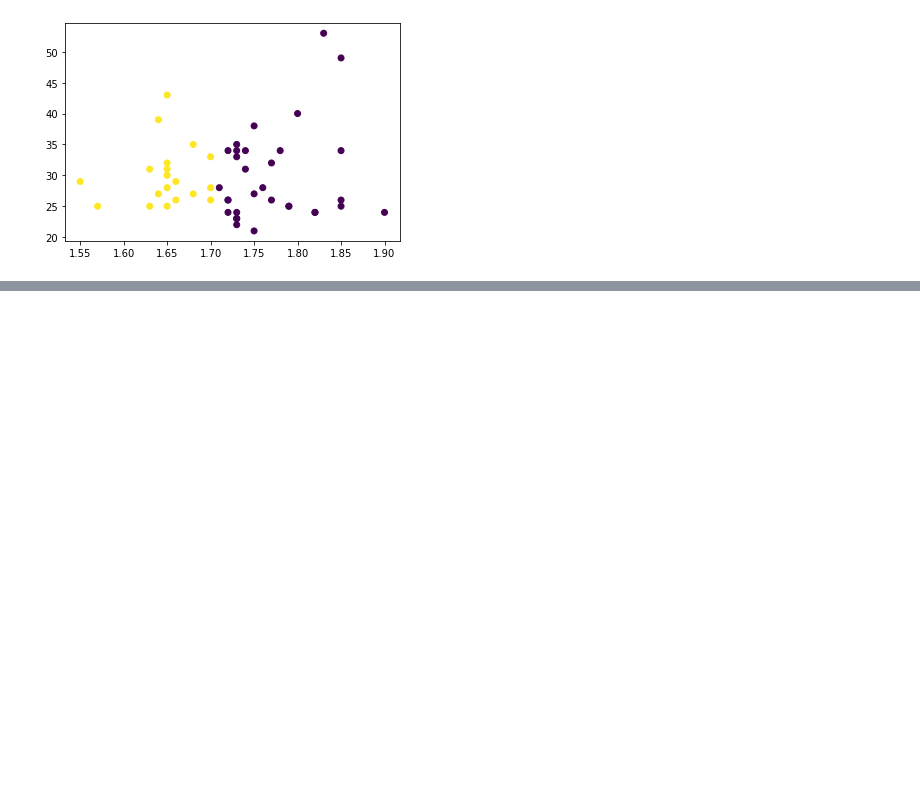
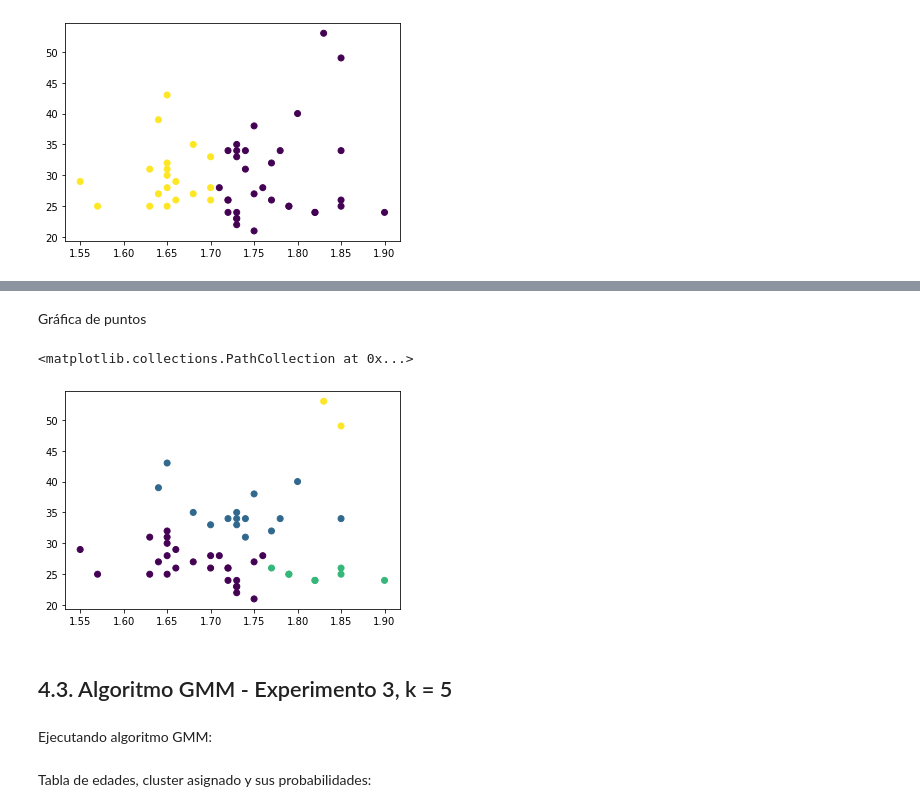
Before and after one commit to josedalvik/datascience_stlearning2_practica1, a Jupyter notebook: K-means y GMM.ipynb, the cells around one changed output, grey strips where cells are left out. Drawn from its saved outputs; the diff is of its cells as text; code cells hidden in the pictures; blank space fills up the shorter version.

```diff
--- a/K-means y GMM.ipynb
+++ b/K-means y GMM.ipynb
@@ -314,0 +356,4 @@ plt.scatter(normales_kmeans5.altura, normales_kmeans5.edad, alpha=1, c=normales_
+# %%
+model2 = mixture.GaussianMixture(n_components=4).fit(normales_n)
+labels = model2.predict(normales_n)
+probs = model2.predict_proba(normales_n)
@@ -314,0 +362,8 @@ plt.scatter(normales_kmeans5.altura, normales_kmeans5.edad, alpha=1, c=normales_
+# %%
+normales_gmm2 = normales.copy()
+normales_gmm2["cluster"] = labels
+normales_gmm2["p(c0)"] = probs[:,0].round(2)
+normales_gmm2["p(c1)"] = probs[:,1].round(2)
+normales_gmm2["p(c2)"] = probs[:,2].round(2)
+normales_gmm2["p(c3)"] = probs[:,3].round(2)
+normales_gmm2.head()
@@ -314,0 +377,11 @@ plt.scatter(normales_kmeans5.altura, normales_kmeans5.edad, alpha=1, c=normales_
+# %% [markdown]
+Gráfica de puntos
+# %%
+plt.scatter(normales_gmm2.altura, normales_gmm2.edad, alpha=1, c=normales_gmm2.cluster)
+# %% [output]
+<matplotlib.collections.PathCollection at 0x...>
+[figure, added]
+# %% [markdown]
+## 4.3. Algoritmo GMM - Experimento 3, k = 5
+# %% [markdown]
+Ejecutando algoritmo GMM:
@@ -314,0 +392,2 @@ plt.scatter(normales_kmeans5.altura, normales_kmeans5.edad, alpha=1, c=normales_
+# %% [markdown]
+Tabla de edades, cluster asignado y sus probabilidades:
```
Also changed, not shown: parts of 32 cells of this notebook.
